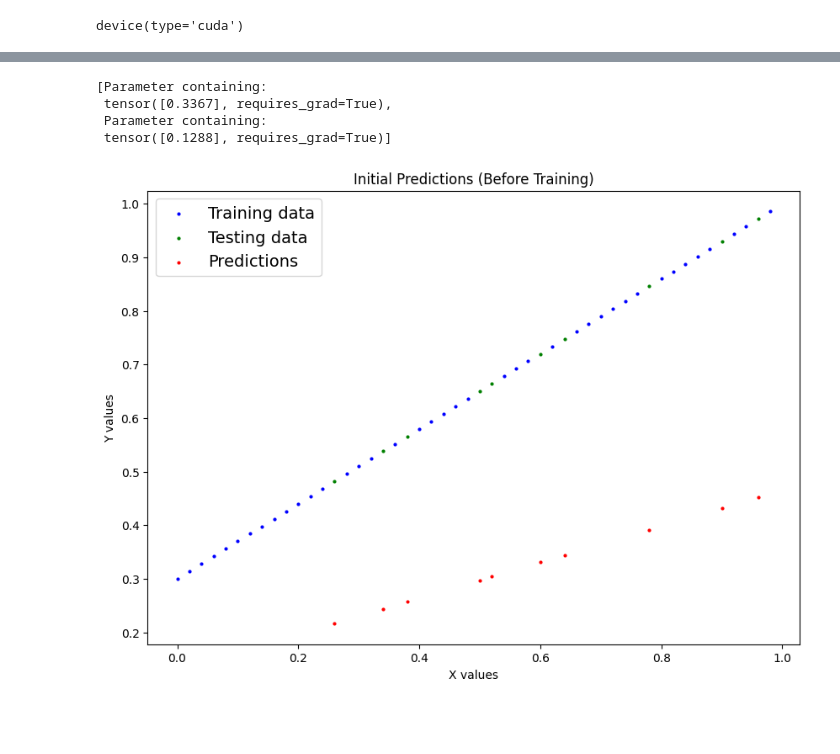
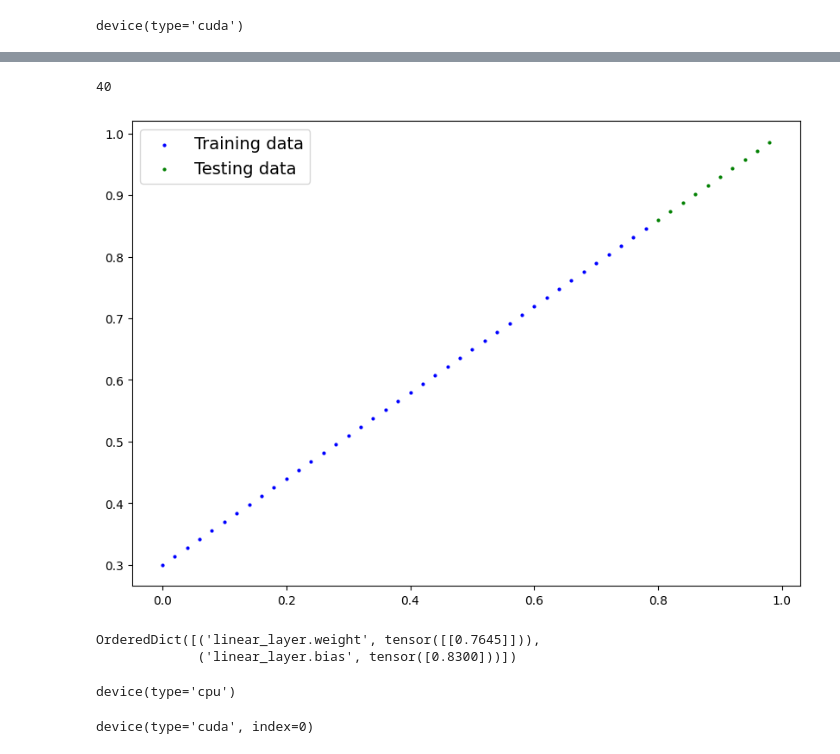
Before and after one commit to Juergen-bio/Pytorch, a Jupyter notebook: torch_1.ipynb, the cells around one changed output, grey strips where cells are left out. Cells and saved outputs as stored; diff of their text form; code cells hidden in the pictures; blank space fills up the shorter version.

```diff
--- a/torch_1.ipynb
+++ b/torch_1.ipynb
@@ -95,0 +51,38 @@ class LinearRegressionModel(nn.Module): # <- almost everything in PyTorch is a n
+# %%
+#split data for train and testiing
+
+train_split = int(0.8 * len(X))
+X_train, y_train = X[:train_split], y[:train_split]
+X_test, y_test = X[train_split:], y[train_split:]
+len(X_train)
+# %% [output]
+40
+# %%
+def plot_predictions(train_data=X_train,
+                     train_labels=y_train,
+                     test_data=X_test,
+                     test_labels=y_test,
+                     predictions=None):
+  """
+  Plots training data, test data and compares predictions.
+  """
+  plt.figure(figsize=(10, 7))
+
+  # Plot training data in blue
+  plt.scatter(train_data, train_labels, c="b", s=4, label="Training data")
+
+  # Plot test data in green
+  plt.scatter(test_data, test_labels, c="g", s=4, label="Testing data")
+
+  if predictions is not None:
+    # Plot the predictions in red (predictions were made on the test data)
+    plt.scatter(test_data, predictions, c="r", s=4, label="Predictions")
+
+  # Show the legend
+  plt.legend(prop={"size": 14});
+# %%
+#calling the function on our created data
+
+plot_predictions(X_train, y_train, X_test, y_test)
+# %% [output]
+[figure, added]
@@ -97,11 +99,17 @@ class LinearRegressionModel(nn.Module): # <- almost everything in PyTorch is a n
 torch.manual_seed(42)
 
 model_1 = LinearRegressionModel()
-
-list(model_1.parameters())
+model_1.state_dict()
 # %% [output]
-[Parameter containing:
- tensor([0.3367], requires_grad=True),
- Parameter containing:
- tensor([0.1288], requires_grad=True)]
+OrderedDict([('linear_layer.weight', tensor([[0.7645]])),
+             ('linear_layer.bias', tensor([0.8300]))])
+# %%
+next(model_1.parameters()).device
+# %% [output]
+device(type='cpu')
+# %%
+model_1.to(device)
+next(model_1.parameters()).device
+# %% [output]
+device(type='cuda', index=0)
 # %%
@@ -114,24 +118,0 @@ optimizer = torch.optim.SGD(params=model_1.parameters(), lr=0.001) # lr is the l
-# %%
-model_1.eval()
-
-# Make predictions on the test data
-with torch.inference_mode():
-    initial_preds = model_1(x_test)
-
-def plot_predictions(train_data=x_train, train_labels=y_train, test_data=x_test, test_labels=y_test, predictions=None, title=""):
-    plt.figure(figsize=(10, 7))
-    plt.scatter(train_data, train_labels, c="b", s=4, label="Training data")
-    plt.scatter(test_data, test_labels, c="g", s=4, label="Testing data")
-
-    if predictions is not None:
-        plt.scatter(test_data, predictions, c="r", s=4, label="Predictions")
-
-    plt.legend(prop={"size": 14})
-    plt.title(title)
-    plt.xlabel("X values")
-    plt.ylabel("Y values")
-    plt.show()
-
-plot_predictions(predictions=initial_preds, title="Initial Predictions (Before Training)")
-# %% [output]
-[figure, removed]
```
Also changed, not shown: parts of 21 cells of this notebook, 1 other file.
